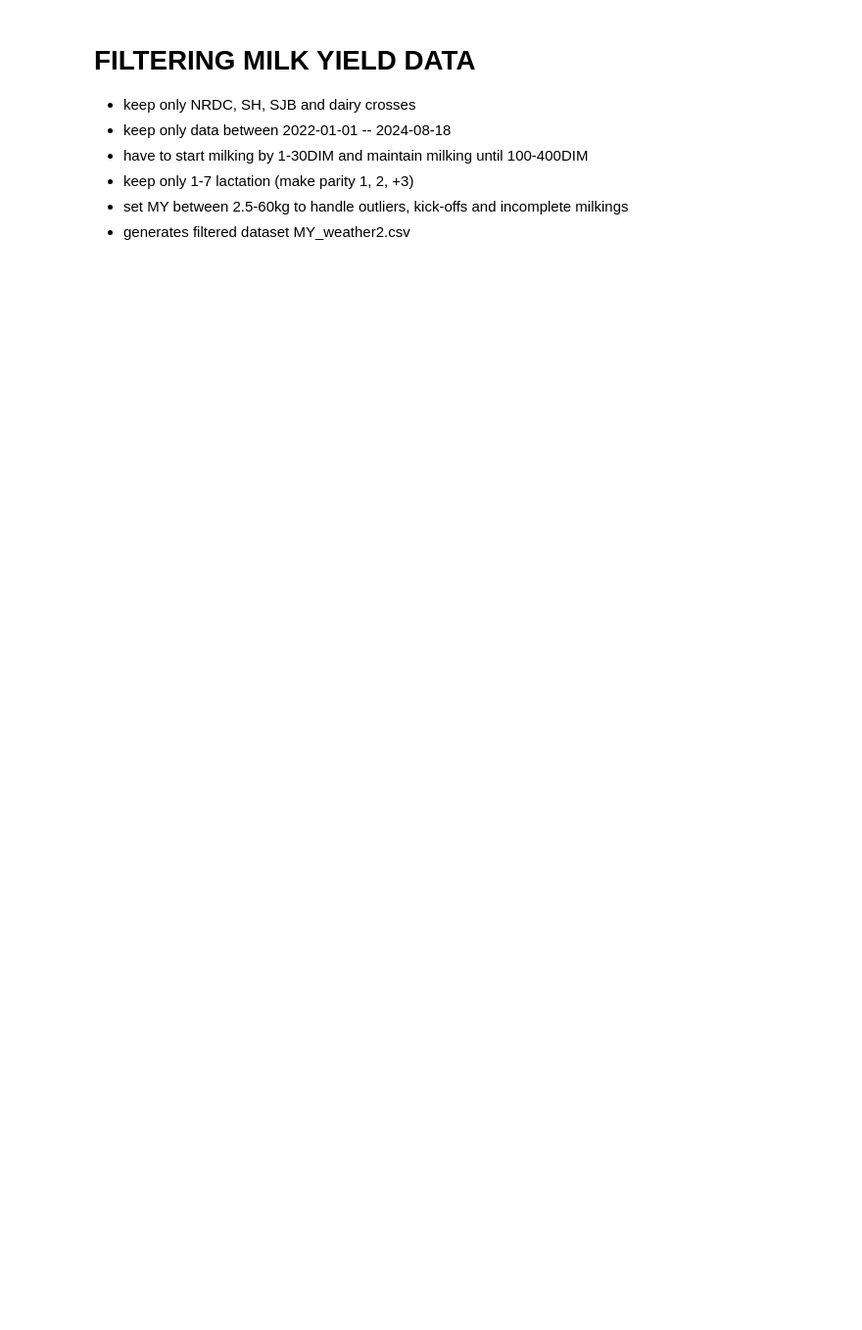
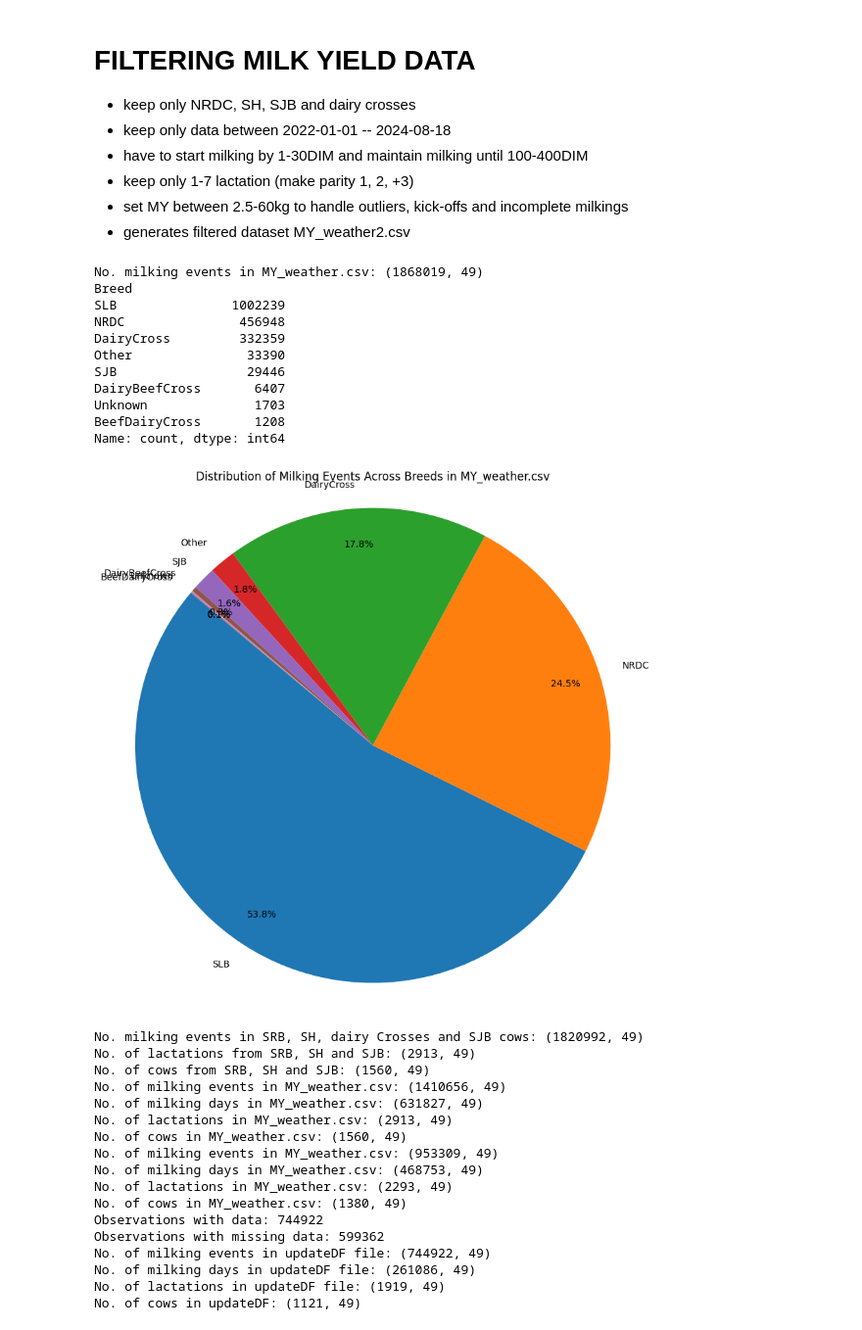
Before and after one commit to pgullstrand/Gigacow-tools, a Jupyter notebook: Projects/HeatStressEvaluation/DataPreprocessing/HeatStressCleanWorkFlow.ipynb, the cells around one changed output. Shown at 98% size. Saved outputs shown, nothing was run; the diff lists cells and outputs as text; code cells hidden in the pictures; blank space fills up the shorter version.

```diff
--- a/Projects/HeatStressEvaluation/DataPreprocessing/HeatStressCleanWorkFlow.ipynb
+++ b/Projects/HeatStressEvaluation/DataPreprocessing/HeatStressCleanWorkFlow.ipynb
@@ -2062,7 +2293,7 @@ plt.show()
 #
 #
 # FILTER MILK YIELD DATA
-df3 = pd.read_csv("MY_weather.csv", low_memory=False)
+df3 = pd.read_csv("../Data/MY_weather.csv", low_memory=False)
 print(f"No. milking events in MY_weather.csv: {df3.shape}")  # 1,868,019
 
 value_counts = df3['Breed'].value_counts()
@@ -2150,7 +2381,7 @@ plt.grid(True)
 plt.show()
 
 df3 = df3.merge(first_last_df, on=["SE_Number", "LactationNumber"], how="left")
-df3.to_csv("MY3.csv", index=False)
+# df3.to_csv("MY3.csv", index=False)
 
 average_production = (df3.groupby(['FarmName_Pseudo'])['first']
                       .agg(['mean', 'std']).reset_index())
@@ -2170,7 +2401,7 @@ print(f"Mean and SD Last DIM: \n", average_production.to_string(index=False))
 def filter_first_last(group):
     first_value = group['DaysInMilk'].iloc[0]
     last_value = group['DaysInMilk'].iloc[-1]
-    return (1 <= first_value <= 30) and (100 <= last_value <= 400)
+    return (1 <= first_value <= 40) and (100 <= last_value <= 400)
 
 
 filtered_df = df3.groupby(["SE_Number", "LactationNumber"]).filter(filter_first_last)
@@ -2222,31 +2453,61 @@ plt.xlabel('Herd')
 plt.ylabel('Total Yield per Milking Event')
 plt.xticks(rotation=45)
 plt.show()
 
 # Count instances with TotalYield greater than 60 L
 count_invalid_total_yield = df_lact[df_lact['TotalYield'] > 60].shape[0]
 print(f"Number of instances with TotalYield greater than 60: {count_invalid_total_yield}")
 # 156 observations - have been handled already, code below technically redundant
 df_lact2 = df_lact[df_lact['TotalYield'] < 60]
 
 count_invalid_total_yield = df_lact2[df_lact2['TotalYield'] < 2.5].shape[0]
 print(f"Number of instances with TotalYield less than 2.5 kg: {count_invalid_total_yield}")  # 4839 observations
 df_lact2 = df_lact2[df_lact2['TotalYield'] > 2.5]
 
 df3a = df_lact2.drop_duplicates(subset=['SE_Number', "LactationNumber", "StartDate", "StartTime"])
 print(f"No. of pregnancy checks in updateDF file: {df3a.shape}")  # 512,388 milking events
 df3a = df_lact2.drop_duplicates(subset=['SE_Number', "LactationNumber", "StartDate"])
 print(f"No. of inseminations in updateDF file: {df3a.shape}")  # 179,683 milking days
 df3a = df_lact2.drop_duplicates(subset=['SE_Number', "LactationNumber"])
 print(f"No. of lactations in updateDF file: {df3a.shape}")  # 1,168 lactations
 df3a = df_lact2.drop_duplicates(subset=['SE_Number'])
 print(f"No. of cows in updateDF: {df3a.shape}")  # 861 cows
 
 # Basic statistics
 summary_stats = df_lact2['TotalYield'].describe()
 percentiles = np.percentile(df_lact2['TotalYield'], [1, 5, 10, 90, 95, 99])
 
 print("Descriptive Statistics:\n", summary_stats)
 print("\nPercentiles (1%, 5%, 10%, 90%, 95%, 99%):", percentiles)
 
-df_lact2.to_csv("MY_weather2.csv", index=False)
+df_lact2.to_csv("../Data/MY_weather_filtered.csv", index=False)
+# %% [output]
+No. milking events in MY_weather.csv: (1868019, 49)
+Breed
+SLB               1002239
+NRDC               456948
+DairyCross         332359
+Other               33390
+SJB                 29446
+DairyBeefCross       6407
+Unknown              1703
+BeefDairyCross       1208
+Name: count, dtype: int64
+[figure, added]
+No. milking events in SRB, SH, dairy Crosses and SJB cows: (1820992, 49)
+No. of lactations from SRB, SH and SJB: (2913, 49)
+No. of cows from SRB, SH and SJB: (1560, 49)
+No. of milking events in MY_weather.csv: (1410656, 49)
+No. of milking days in MY_weather.csv: (631827, 49)
+No. of lactations in MY_weather.csv: (2913, 49)
+No. of cows in MY_weather.csv: (1560, 49)
+No. of milking events in MY_weather.csv: (953309, 49)
+No. of milking days in MY_weather.csv: (468753, 49)
+No. of lactations in MY_weather.csv: (2293, 49)
+No. of cows in MY_weather.csv: (1380, 49)
+Observations with data: 744922
+Observations with missing data: 599362
+No. of milking events in updateDF file: (744922, 49)
+No. of milking days in updateDF file: (261086, 49)
+No. of lactations in updateDF file: (1919, 49)
+No. of cows in updateDF: (1121, 49)
```
Also changed, not shown: parts of 37 cells of this notebook.
